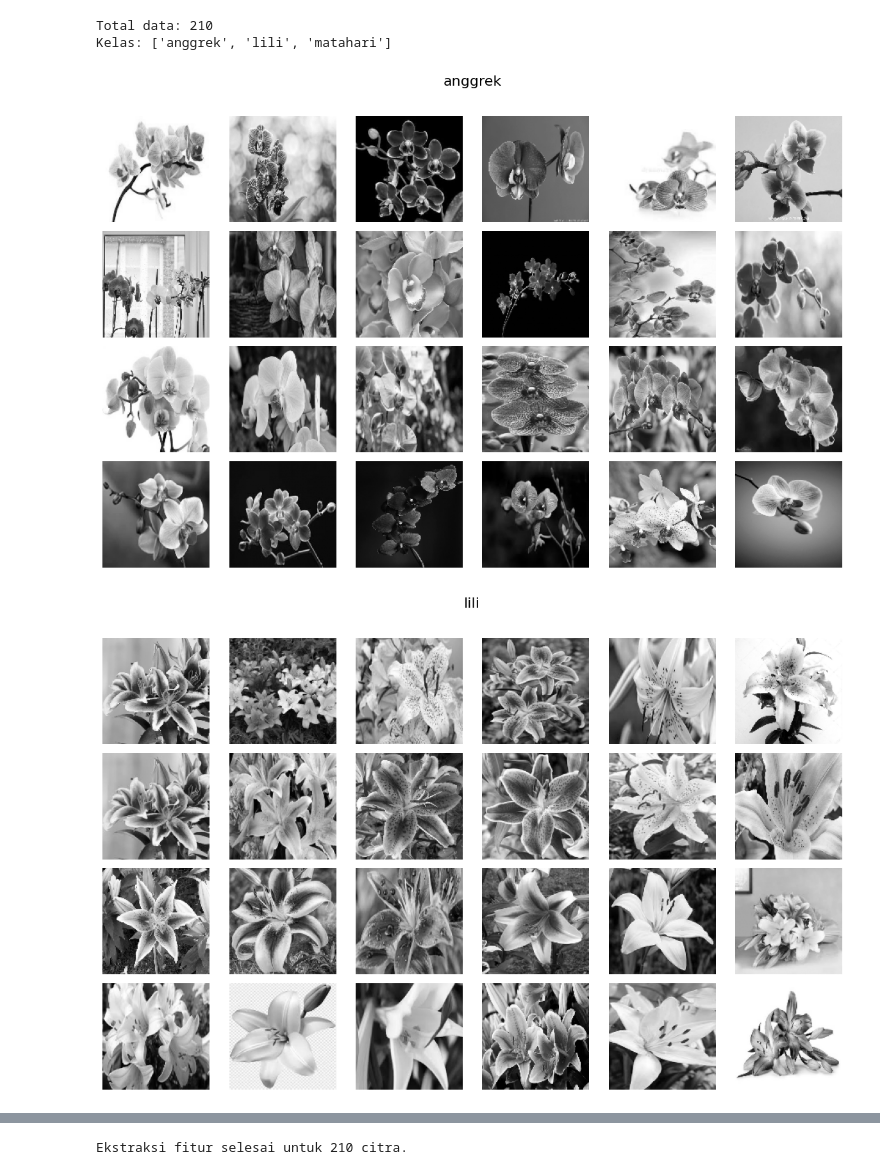
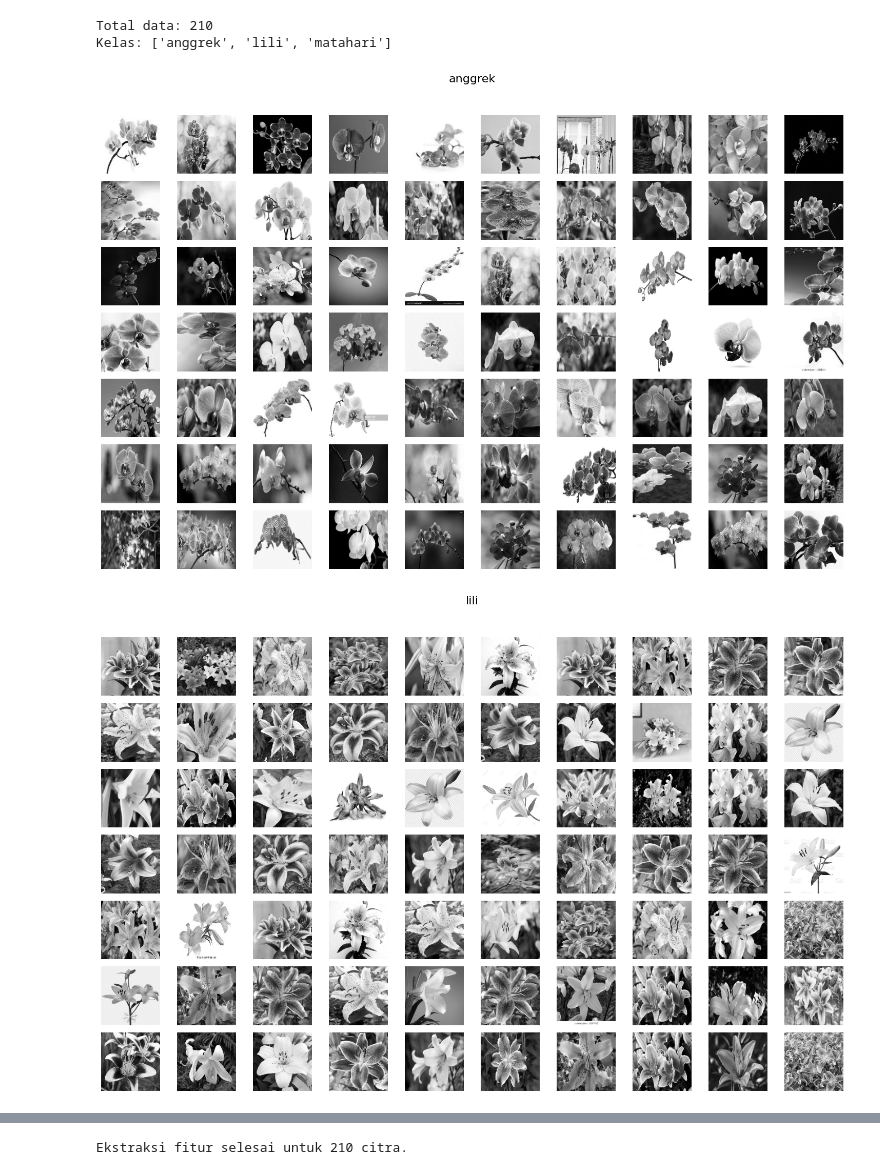
Before and after one commit to firda12345/PROJEK-PCD-18, a Jupyter notebook: proyek-indonesia-emas/Percobaan1.ipynb, the cells around one changed output, grey strips where cells are left out. Saved outputs shown, nothing was run; the diff lists cells and outputs as text; code cells hidden in the pictures.

```diff
--- a/proyek-indonesia-emas/Percobaan1.ipynb
+++ b/proyek-indonesia-emas/Percobaan1.ipynb
@@ -59,29 +59,36 @@ def prepro(image):
 # %%
 def percobaan1(img):
     hasil = prepro(img)
     return hasil
 
 dataPreprocessed = [percobaan1(img) for img in data]
 
 unique_labels = sorted(set(labels))
 
 for label in unique_labels:
     idxs = [j for j, l in enumerate(labels) if l == label]
 
-    fig, axs = plt.subplots(4, 6, figsize=(12, 8))
+    fig, axs = plt.subplots(7, 10, figsize=(15, 10))
     fig.suptitle(f'{label}', fontsize=16)
 
-    for k in range(min(24, len(idxs))):
-        row = k // 6
-        col = k % 6
+    for k in range(min(70, len(idxs))):
+
+        row = k // 10
+        col = k % 10
+
         ax = axs[row][col]
 
         ax.imshow(dataPreprocessed[idxs[k]], cmap='gray')
         ax.axis('off')
 
+    for k in range(len(idxs), 70):
+        row = k // 10
+        col = k % 10
+        axs[row][col].axis('off')
+
     plt.tight_layout()
     plt.subplots_adjust(top=0.9)
     plt.show()
 # %% [output]
-[figure, old version]
+[figure, new version]
-[figure, old version]
+[figure, new version]
```
Also changed, not shown: parts of 1 cell of this notebook, 3 other files.
